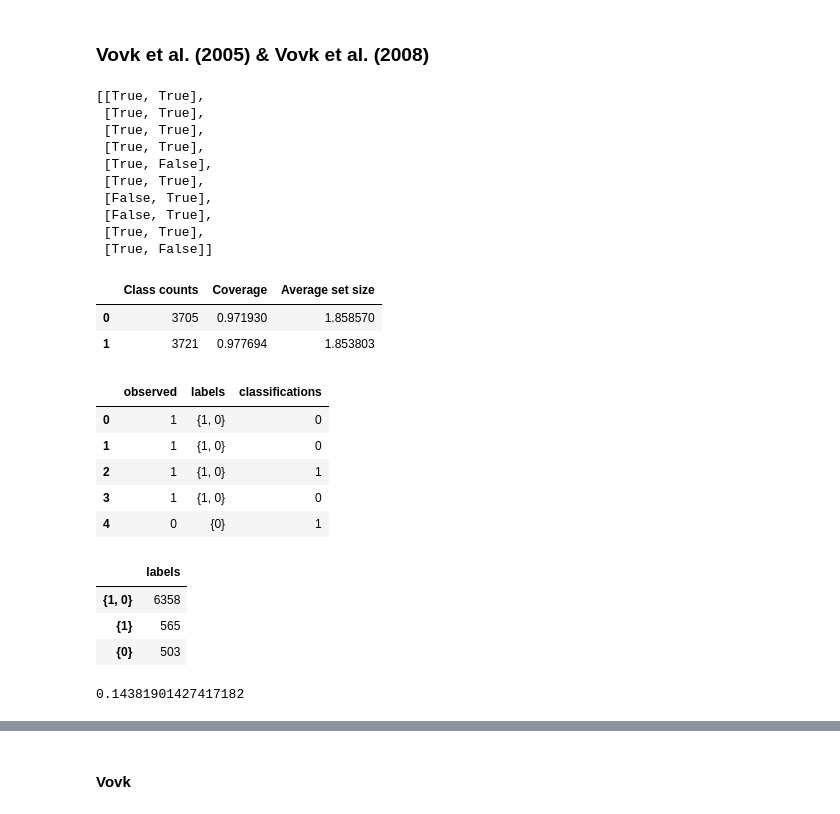
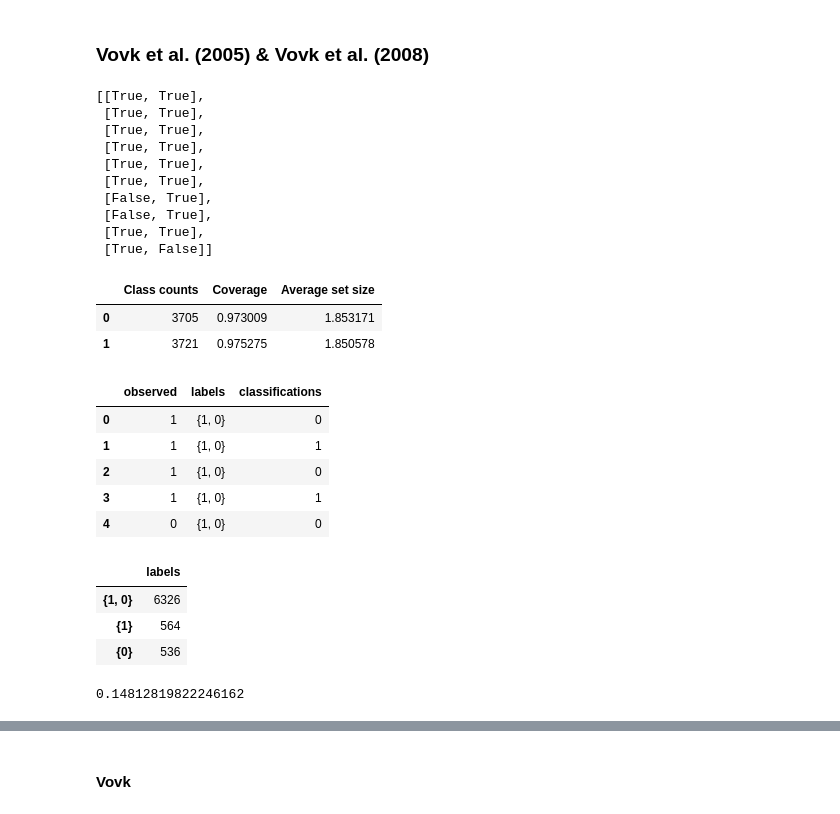
Before and after one commit to haileyvu9/RP, a Jupyter notebook: Research_Project_Hailey_Update.ipynb, the cells around one changed output, grey strips where cells are left out. Saved outputs shown, nothing was run; the diff lists cells and outputs as text; code cells hidden in the pictures.

```diff
--- a/Research_Project_Hailey_Update.ipynb
+++ b/Research_Project_Hailey_Update.ipynb
@@ -744,7 +748,7 @@ def prediction_sets(X_train, y_train, X_calib, y_calib, X_test, y_test, model =
 
         # compute p-value of the test point twice, each time assigning potential label 0 and 1
         p_value_class_0 = compute_p_values(non_conformity_scores_calib_plus_test_0, non_conformity_scores_y_test_class_0)
-        p_value_class_1 = compute_p_values(non_conformity_scores_calib_plus_test_0, non_conformity_scores_y_test_class_1)
+        p_value_class_1 = compute_p_values(non_conformity_scores_calib_plus_test_1, non_conformity_scores_y_test_class_1)
 
         p_values_class_0.append( p_value_class_0)
         p_values_class_1.append( p_value_class_1)
@@ -768,7 +772,7 @@ prediction_set_Vovk[0:10]
  [True, True],
  [True, True],
  [True, True],
- [True, False],
+ [True, True],
  [True, True],
  [False, True],
  [False, True],
@@ -782,36 +786,36 @@ result_Vovk['Average set size'] = get_average_set_size(np.array(prediction_set_V
 result_Vovk
 # %% [output]
 |  | Class counts | Coverage | Average set size |
-| 0 | 3705 | 0.971930 | 1.858570 |
-| 1 | 3721 | 0.977694 | 1.853803 |
+| 0 | 3705 | 0.973009 | 1.853171 |
+| 1 | 3721 | 0.975275 | 1.850578 |
 # %%
 # Collate predictions
 
 results_sets_Vovk = pd.DataFrame()
 results_sets_Vovk['observed'] = [class_labels[i] for i in y_test]
 results_sets_Vovk['labels'] = get_prediction_set_labels(prediction_set_Vovk, class_labels)
-results_sets_Vovk['classifications'] = [class_labels[i] for i in y_pred]
+results_sets_Vovk['classifications'] = [class_labels[i] for i in y_pred_test]
 
 # Show first 10 results
 results_sets_Vovk.head(5)
 # %% [output]
 |  | observed | labels | classifications |
 | 0 | 1 | {1, 0} | 0 |
-| 1 | 1 | {1, 0} | 0 |
-| 2 | 1 | {1, 0} | 1 |
-| 3 | 1 | {1, 0} | 0 |
-| 4 | 0 | {0} | 1 |
+| 1 | 1 | {1, 0} | 1 |
+| 2 | 1 | {1, 0} | 0 |
+| 3 | 1 | {1, 0} | 1 |
+| 4 | 0 | {1, 0} | 0 |
 # %%
 value_counts_Vovk = results_sets_Vovk['labels'].value_counts()
 value_counts_Vovk_df = pd.DataFrame(value_counts_Vovk)
 value_counts_Vovk_df
 # %% [output]
 |  | labels |
-| {1, 0} | 6358 |
-| {1} | 565 |
-| {0} | 503 |
+| {1, 0} | 6326 |
+| {1} | 564 |
+| {0} | 536 |
 # %%
 CE_Vovk = (value_counts_Vovk_df.iloc[1,0] + value_counts_Vovk_df.iloc[2,0]) / results_sets_Vovk.shape[0]
 CE_Vovk
 # %% [output]
-0.14381901427417182
+0.14812819822246162
```
Also changed, not shown: parts of 48 cells of this notebook.
